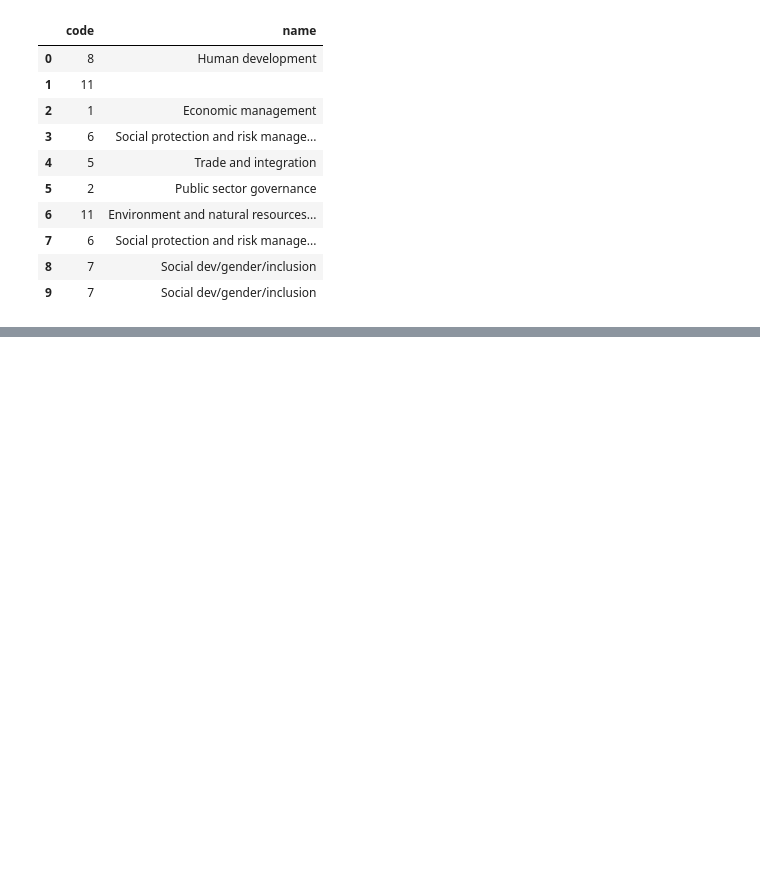
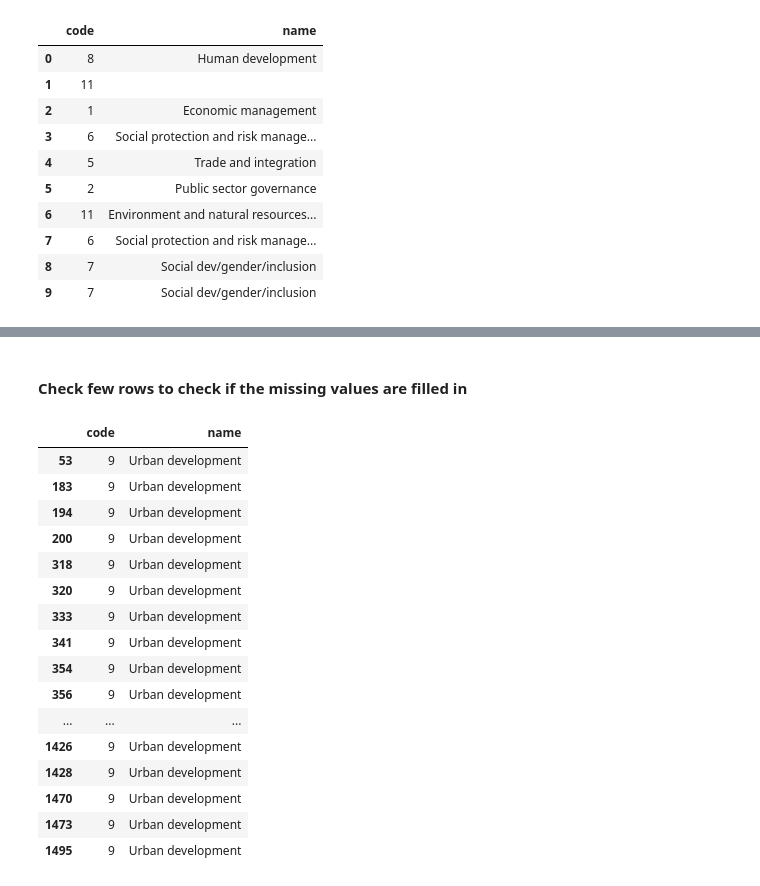
Before and after one commit to architabanik/Springboard, a Jupyter notebook: data_wrangling_json/json_exercise_miniproject.ipynb, the cells around one changed output, grey strips where cells are left out. Saved outputs shown, nothing was run; the diff lists cells and outputs as text; code cells hidden in the pictures; blank space fills up the shorter version.

```diff
--- a/data_wrangling_json/json_exercise_miniproject.ipynb
+++ b/data_wrangling_json/json_exercise_miniproject.ipynb
@@ -420,0 +475,22 @@ ValueError: Invalid file path or buffer object type: <class 'NoneType'>
+# %% [markdown]
+#### Check few rows to check if the missing values are filled in
+# %%
+project_theme.groupby('code').get_group('9')
+# %% [output]
+|  | code | name |
+| 53 | 9 | Urban development |
+| 183 | 9 | Urban development |
+| 194 | 9 | Urban development |
+| 200 | 9 | Urban development |
+| 318 | 9 | Urban development |
+| 320 | 9 | Urban development |
+| 333 | 9 | Urban development |
+| 341 | 9 | Urban development |
+| 354 | 9 | Urban development |
+| 356 | 9 | Urban development |
+| ... | ... | ... |
+| 1426 | 9 | Urban development |
+| 1428 | 9 | Urban development |
+| 1470 | 9 | Urban development |
+| 1473 | 9 | Urban development |
+| 1495 | 9 | Urban development |
```
Also changed, not shown: parts of 8 cells of this notebook.
